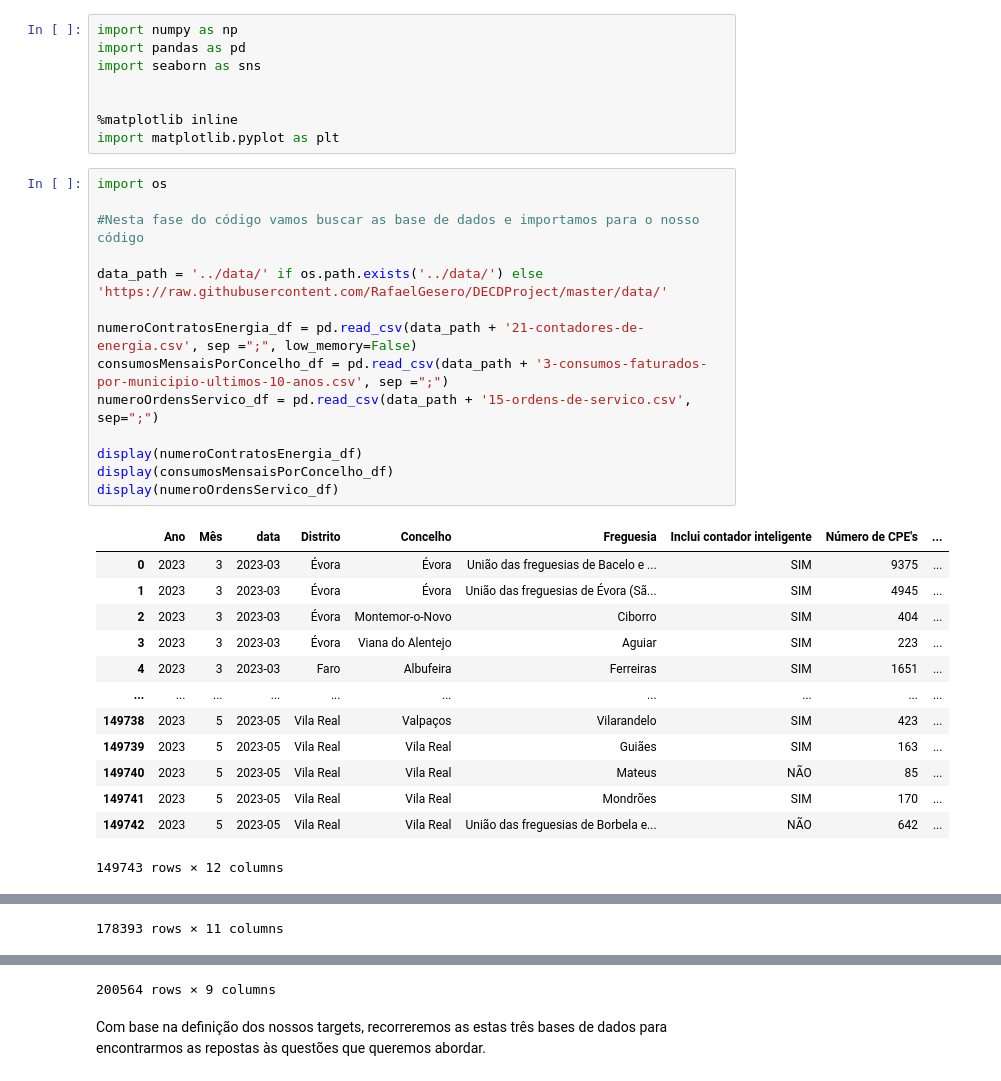
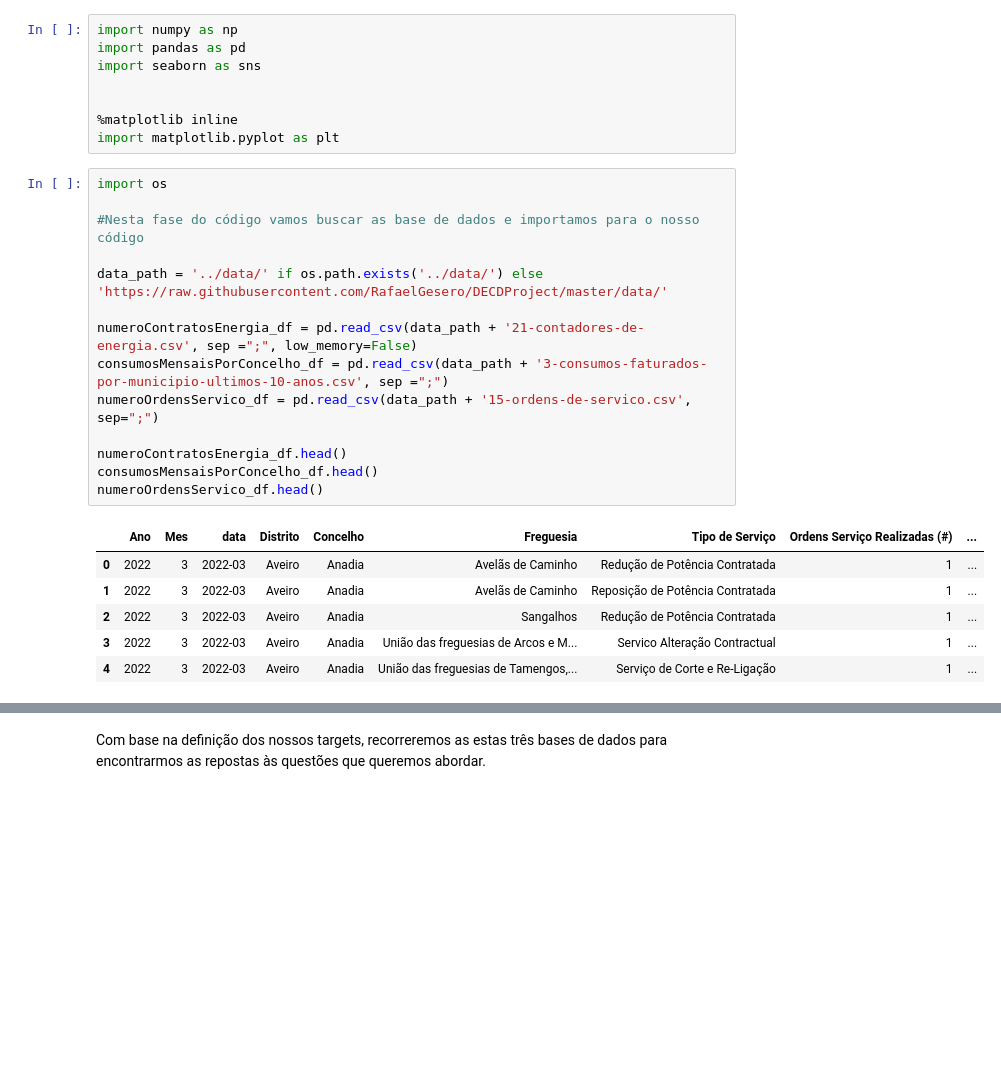
Before and after one commit to RafaelGesero/DECDProject, a Jupyter notebook: ProjetoDECD_Grupo20.ipynb, the cells around one changed output, grey strips where cells are left out. Drawn from its saved outputs; the diff is of its cells as text; blank space fills up the shorter version.

```diff
--- a/ProjetoDECD_Grupo20.ipynb
+++ b/ProjetoDECD_Grupo20.ipynb
@@ -165,28 +170,21 @@ import matplotlib.pyplot as plt
 # %%
 import os
 
 #Nesta fase do código vamos buscar as base de dados e importamos para o nosso código
 
 data_path = '../data/' if os.path.exists('../data/') else 'https://raw.githubusercontent.com/RafaelGesero/DECDProject/master/data/'
 
 numeroContratosEnergia_df = pd.read_csv(data_path + '21-contadores-de-energia.csv', sep =";", low_memory=False)
 consumosMensaisPorConcelho_df = pd.read_csv(data_path + '3-consumos-faturados-por-municipio-ultimos-10-anos.csv', sep =";")
 numeroOrdensServico_df = pd.read_csv(data_path + '15-ordens-de-servico.csv', sep=";")
 
-display(numeroContratosEnergia_df)
-display(consumosMensaisPorConcelho_df)
-display(numeroOrdensServico_df)
+numeroContratosEnergia_df.head()
+consumosMensaisPorConcelho_df.head()
+numeroOrdensServico_df.head()
 # %% [output]
-|  | Ano | Mês | data | Distrito | Concelho | Freguesia | Inclui contador inteligente | Número de CPE's | ... |
-| 0 | 2023 | 3 | 2023-03 | Évora | Évora | União das freguesias de Bacelo e ... | SIM | 9375 | ... |
-| 1 | 2023 | 3 | 2023-03 | Évora | Évora | União das freguesias de Évora (Sã... | SIM | 4945 | ... |
-| 2 | 2023 | 3 | 2023-03 | Évora | Montemor-o-Novo | Ciborro | SIM | 404 | ... |
-| 3 | 2023 | 3 | 2023-03 | Évora | Viana do Alentejo | Aguiar | SIM | 223 | ... |
-| 4 | 2023 | 3 | 2023-03 | Faro | Albufeira | Ferreiras | SIM | 1651 | ... |
-| ... | ... | ... | ... | ... | ... | ... | ... | ... | ... |
-| 149738 | 2023 | 5 | 2023-05 | Vila Real | Valpaços | Vilarandelo | SIM | 423 | ... |
-| 149739 | 2023 | 5 | 2023-05 | Vila Real | Vila Real | Guiães | SIM | 163 | ... |
-| 149740 | 2023 | 5 | 2023-05 | Vila Real | Vila Real | Mateus | NÃO | 85 | ... |
-| 149741 | 2023 | 5 | 2023-05 | Vila Real | Vila Real | Mondrões | SIM | 170 | ... |
-| 149742 | 2023 | 5 | 2023-05 | Vila Real | Vila Real | União das freguesias de Borbela e... | NÃO | 642 | ... |
+|  | Ano | Mes | data | Distrito | Concelho | Freguesia | Tipo de Serviço | Ordens Serviço Realizadas (#) | ... |
+| 0 | 2022 | 3 | 2022-03 | Aveiro | Anadia | Avelãs de Caminho | Redução de Potência Contratada | 1 | ... |
+| 1 | 2022 | 3 | 2022-03 | Aveiro | Anadia | Avelãs de Caminho | Reposição de Potência Contratada | 1 | ... |
+| 2 | 2022 | 3 | 2022-03 | Aveiro | Anadia | Sangalhos | Redução de Potência Contratada | 1 | ... |
+| 3 | 2022 | 3 | 2022-03 | Aveiro | Anadia | União das freguesias de Arcos e M... | Servico Alteração Contractual | 1 | ... |
+| 4 | 2022 | 3 | 2022-03 | Aveiro | Anadia | União das freguesias de Tamengos,... | Serviço de Corte e Re-Ligação | 1 | ... |
-149743 rows × 12 columns
@@ -205 +190,0 @@ display(numeroOrdensServico_df)
-178393 rows × 11 columns
@@ -218,4 +191,3 @@ display(numeroOrdensServico_df)
-200564 rows × 9 columns
 # %% [markdown]
 Com base na definição dos nossos targets, recorreremos as estas três bases de dados para encontrarmos as repostas às questões que queremos abordar.
 # %% [markdown]
```
Also changed, not shown: parts of 48 cells of this notebook.
